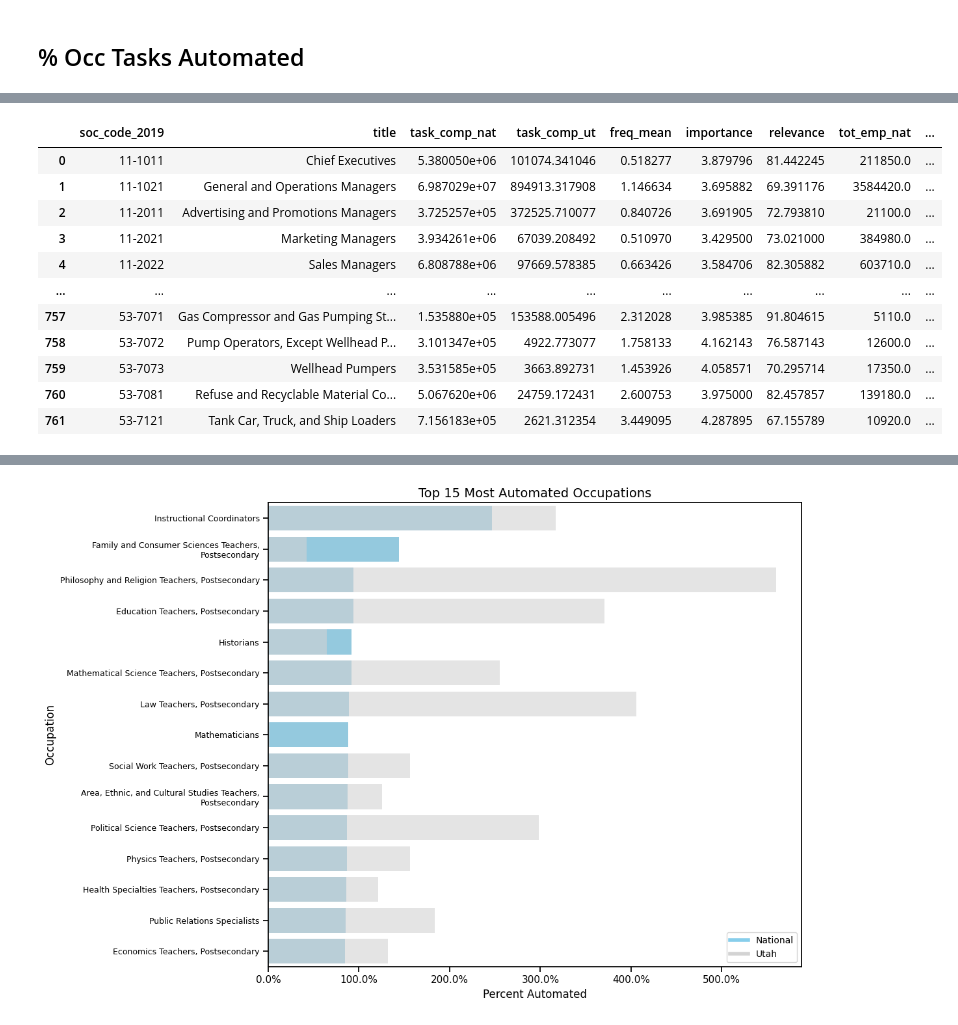
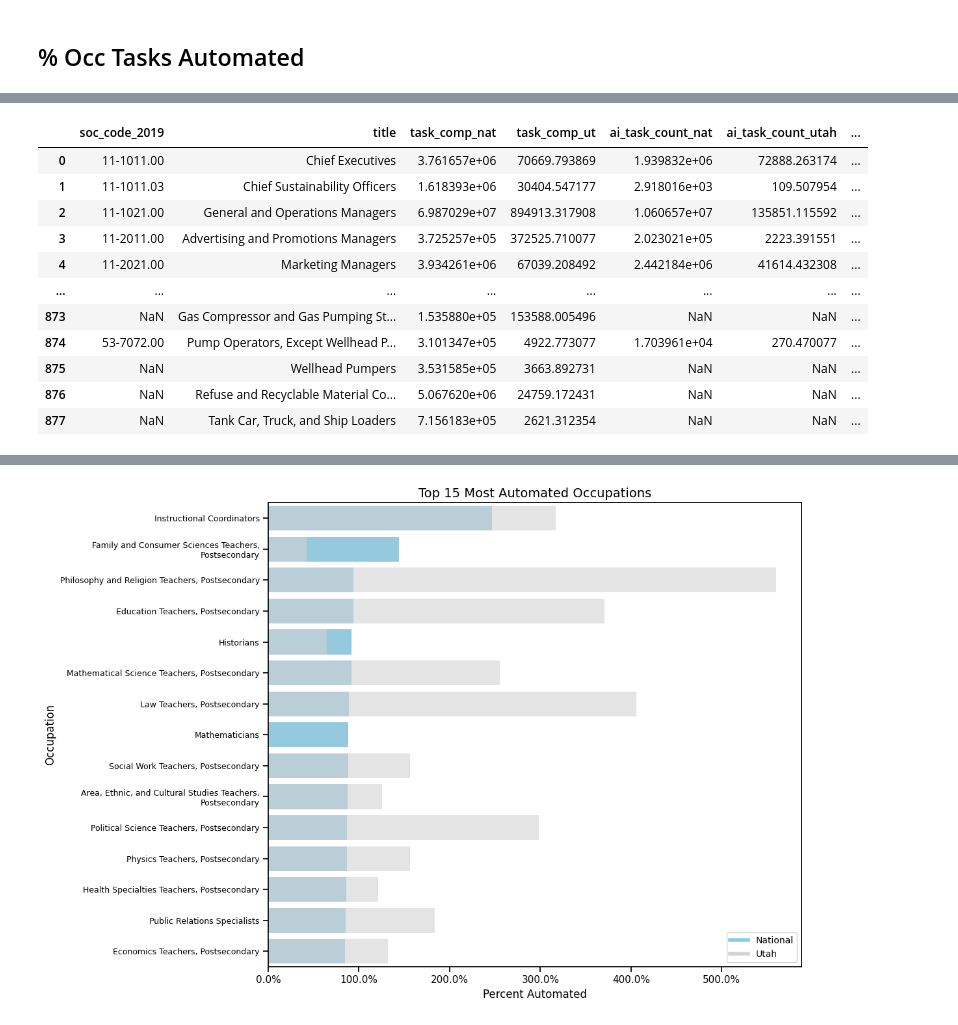
Before and after one commit to theodorewright11/aei_data_analysis, a Jupyter notebook: scripts/charts.ipynb, the cells around one changed output, grey strips where cells are left out. Saved outputs shown, nothing was run; the diff lists cells and outputs as text; code cells hidden in the pictures.

Commit message:
Added detailed occ code to the ratings eco data frames. Still working on % of occ automated

```diff
--- a/scripts/charts.ipynb
+++ b/scripts/charts.ipynb
@@ -1039,4 +1016,6 @@ Ratio (AI/All): 144.35%
 # %%
+# Setting up Dataframe
+
 ai_tasks = pd.read_csv("../data/tasks_final.csv")
 all_tasks = pd.read_csv("../data/ratings_eco_2025.csv")
 crosswalk_df = pd.read_csv("../data/2010_to_2019_soc_crosswalk.csv")
@@ -1048,7 +1027,7 @@ ai_occ_counts = ai_tasks.groupby('soc_code_2010').agg({
     'title': 'first',
     'task_completions_nat': 'sum',
     'task_completions_utah': 'sum',
-    'freq_mean_2025': 'mean',
+    'freq_mean_2025': 'sum',
 }).reset_index()
 
 ai_occ_counts_2019 = ai_occ_counts.merge(
@@ -1058,7 +1037,7 @@ ai_occ_counts_2019 = ai_occ_counts.merge(
     how='left'
 )
 
-#  Three separate boolean columns
+#  Four separate boolean columns
 ai_occ_counts_2019['code_changed'] = (
     ai_occ_counts_2019['O*NET-SOC 2010 Code'] != ai_occ_counts_2019['O*NET-SOC 2019 Code']
 )
@@ -1087,11 +1066,13 @@ ai_occ_counts_2019['duplicate_count'] = ai_occ_counts_2019.groupby('soc_code_201
 # Divide task_completions by the duplicate count
 ai_occ_counts_2019['ai_task_count_adjusted_nat'] = ai_occ_counts_2019['task_completions_nat'] / ai_occ_counts_2019['duplicate_count']
 ai_occ_counts_2019['ai_task_count_adjusted_utah'] = ai_occ_counts_2019['task_completions_utah'] / ai_occ_counts_2019['duplicate_count']
+ai_occ_counts_2019['freq_mean_2025_adjusted'] = ai_occ_counts_2019['freq_mean_2025'] / ai_occ_counts_2019['duplicate_count']
 
 # Sum by the new 2019 SOC code, using 'any' for boolean columns (True if ANY row is True)
 ai_occ_counts_final = ai_occ_counts_2019.groupby('soc_code_2019').agg({
     'ai_task_count_adjusted_nat': 'sum',
     'ai_task_count_adjusted_utah': 'sum',
+    'freq_mean_2025_adjusted': 'sum',
     'code_changed': 'any',  # True if ANY row has True
     'title_changed': 'any',
     'code_or_title_changed': 'any',
@@ -1099,7 +1080,9 @@ ai_occ_counts_final = ai_occ_counts_2019.groupby('soc_code_2019').agg({
 }).reset_index()
 
 # Rename back to ai_task_count
-ai_occ_counts_final.rename(columns={'ai_task_count_adjusted_nat': 'ai_task_count_nat', 'ai_task_count_adjusted_utah': 'ai_task_count_utah'}, inplace=True)
+ai_occ_counts_final.rename(columns={'ai_task_count_adjusted_nat': 'ai_task_count_nat',
+                                    'ai_task_count_adjusted_utah': 'ai_task_count_utah',
+                                    'freq_mean_2025_adjusted': 'freq_sum_2025_ai'}, inplace=True)
 
 # Count how many unique titles exist per 2019 SOC code
 all_tasks['occ_count_per_soc'] = all_tasks.groupby('soc_code_2019')['title'].transform('nunique')
@@ -1117,69 +1100,71 @@ all_tasks['task_comp_nat'] = all_tasks['freq_mean'] * all_tasks['tot_emp_nat_adj
 all_tasks['task_comp_ut'] = (all_tasks['freq_mean'] * all_tasks['tot_emp_ut_adjusted'])
 
 # Group by soc_code_2019 and aggregate
-all_tasks_collapsed = all_tasks.groupby('soc_code_2019').agg({
+all_tasks_collapsed = all_tasks.groupby('soc_code_2019_untrimmed').agg({
     'title': 'first',
     'task_comp_nat': 'sum',
     'task_comp_ut': 'sum',
-    'freq_mean': 'mean',
+    'freq_mean': 'sum',
     'importance': 'mean',
     'relevance': 'mean',
     'tot_emp_nat': 'first',  # These should be the same within soc_code_2019
     'tot_emp_ut': 'first',
     'major_group_code': 'first',
     'major_occ_category': 'first',
     "tot_emp_nat_adjusted": "first",
     "tot_emp_ut_adjusted": "first",
 }).reset_index()
 
 
 # Remove the .00 from ai_occ_counts_final soc_code_2019
-ai_occ_counts_final['soc_code_2019_trimmed'] = ai_occ_counts_final['soc_code_2019'].str[:7]
+# ai_occ_counts_final['soc_code_2019_trimmed'] = ai_occ_counts_final['soc_code_2019'].str[:7]
 
 # Merge with all_tasks_collapsed
 all_tasks_merged = all_tasks_collapsed.merge(
     ai_occ_counts_final,
-    left_on='soc_code_2019',
-    right_on='soc_code_2019_trimmed',
+    left_on='soc_code_2019_untrimmed',
+    right_on='soc_code_2019',
     how='left'
 )
 
-# # Keep only the columns you want
-# all_tasks_merged = all_tasks_merged[[
-#     'soc_code_2019',
-#     'title',
-#     'task_comp_nat',
-#     'task_comp_ut',
-#     'ai_task_count_nat',
-#     'ai_task_count_utah',
-#     'freq_mean',
-#     "freq_mean_2025",
-#     'major_occ_category',
-#     "tot_emp_nat_adjusted",
-#     "tot_emp_ut_adjusted",
-#     'code_changed',
-#     'title_changed',
-#     'code_or_title_changed',
-#     'code_and_title_changed'
-# ]]
+# Keep only the columns you want
+all_tasks_merged = all_tasks_merged[[
+    'soc_code_2019',
+    'title',
+    'task_comp_nat',
+    'task_comp_ut',
+    'ai_task_count_nat',
+    'ai_task_count_utah',
+    'freq_mean',
+    "freq_sum_2025_ai",
+    'major_occ_category',
+    "tot_emp_nat_adjusted",
+    "tot_emp_ut_adjusted",
+    'code_changed',
+    'title_changed',
+    'code_or_title_changed',
+    'code_and_title_changed'
+]]
+
+all_tasks_merged.rename(columns={'freq_mean': 'freq_sum_eco'}, inplace=True)
 
 # # all_tasks_merged["ai_task_count_utah_adjusted"] = all_tasks_merged["ai_task_count"] * (all_tasks_merged["tot_emp_ut_adjusted"] / all_tasks_merged["tot_emp_nat_adjusted"])
 # all_tasks_merged["ai_task_count_utah_adjusted"] = all_tasks_merged["ai_task_count"] * (1/50)
 
-# all_tasks_merged['pct_automated_nat'] = (all_tasks_merged['ai_task_count'] / all_tasks_merged['task_comp_nat']) * 100
-# all_tasks_merged['pct_automated_ut'] = (all_tasks_merged['ai_task_count_utah_adjusted'] / all_tasks_merged['task_comp_ut']) * 100
+all_tasks_merged['pct_automated_nat'] = (all_tasks_merged['ai_task_count_nat'] / all_tasks_merged['task_comp_nat']) * 100
+all_tasks_merged['pct_automated_ut'] = (all_tasks_merged['ai_task_count_utah'] / all_tasks_merged['task_comp_ut']) * 100
 
-all_tasks_collapsed
+all_tasks_merged
 # %% [output]
-|  | soc_code_2019 | title | task_comp_nat | task_comp_ut | freq_mean | importance | relevance | tot_emp_nat | ... |
-| 0 | 11-1011 | Chief Executives | 5.380050e+06 | 101074.341046 | 0.518277 | 3.879796 | 81.442245 | 211850.0 | ... |
-| 1 | 11-1021 | General and Operations Managers | 6.987029e+07 | 894913.317908 | 1.146634 | 3.695882 | 69.391176 | 3584420.0 | ... |
-| 2 | 11-2011 | Advertising and Promotions Managers | 3.725257e+05 | 372525.710077 | 0.840726 | 3.691905 | 72.793810 | 21100.0 | ... |
-| 3 | 11-2021 | Marketing Managers | 3.934261e+06 | 67039.208492 | 0.510970 | 3.429500 | 73.021000 | 384980.0 | ... |
-| 4 | 11-2022 | Sales Managers | 6.808788e+06 | 97669.578385 | 0.663426 | 3.584706 | 82.305882 | 603710.0 | ... |
-| ... | ... | ... | ... | ... | ... | ... | ... | ... | ... |
-| 757 | 53-7071 | Gas Compressor and Gas Pumping St... | 1.535880e+05 | 153588.005496 | 2.312028 | 3.985385 | 91.804615 | 5110.0 | ... |
-| 758 | 53-7072 | Pump Operators, Except Wellhead P... | 3.101347e+05 | 4922.773077 | 1.758133 | 4.162143 | 76.587143 | 12600.0 | ... |
-| 759 | 53-7073 | Wellhead Pumpers | 3.531585e+05 | 3663.892731 | 1.453926 | 4.058571 | 70.295714 | 17350.0 | ... |
-| 760 | 53-7081 | Refuse and Recyclable Material Co... | 5.067620e+06 | 24759.172431 | 2.600753 | 3.975000 | 82.457857 | 139180.0 | ... |
-| 761 | 53-7121 | Tank Car, Truck, and Ship Loaders | 7.156183e+05 | 2621.312354 | 3.449095 | 4.287895 | 67.155789 | 10920.0 | ... |
+|  | soc_code_2019 | title | task_comp_nat | task_comp_ut | ai_task_count_nat | ai_task_count_utah | ... |
+| 0 | 11-1011.00 | Chief Executives | 3.761657e+06 | 70669.793869 | 1.939832e+06 | 72888.263174 | ... |
+| 1 | 11-1011.03 | Chief Sustainability Officers | 1.618393e+06 | 30404.547177 | 2.918016e+03 | 109.507954 | ... |
+| 2 | 11-1021.00 | General and Operations Managers | 6.987029e+07 | 894913.317908 | 1.060657e+07 | 135851.115592 | ... |
+| 3 | 11-2011.00 | Advertising and Promotions Managers | 3.725257e+05 | 372525.710077 | 2.023021e+05 | 2223.391551 | ... |
+| 4 | 11-2021.00 | Marketing Managers | 3.934261e+06 | 67039.208492 | 2.442184e+06 | 41614.432308 | ... |
+| ... | ... | ... | ... | ... | ... | ... | ... |
+| 873 | NaN | Gas Compressor and Gas Pumping St... | 1.535880e+05 | 153588.005496 | NaN | NaN | ... |
+| 874 | 53-7072.00 | Pump Operators, Except Wellhead P... | 3.101347e+05 | 4922.773077 | 1.703961e+04 | 270.470077 | ... |
+| 875 | NaN | Wellhead Pumpers | 3.531585e+05 | 3663.892731 | NaN | NaN | ... |
+| 876 | NaN | Refuse and Recyclable Material Co... | 5.067620e+06 | 24759.172431 | NaN | NaN | ... |
+| 877 | NaN | Tank Car, Truck, and Ship Loaders | 7.156183e+05 | 2621.312354 | NaN | NaN | ... |
```
Also changed, not shown: parts of 2 cells of this notebook, 3 other files.
